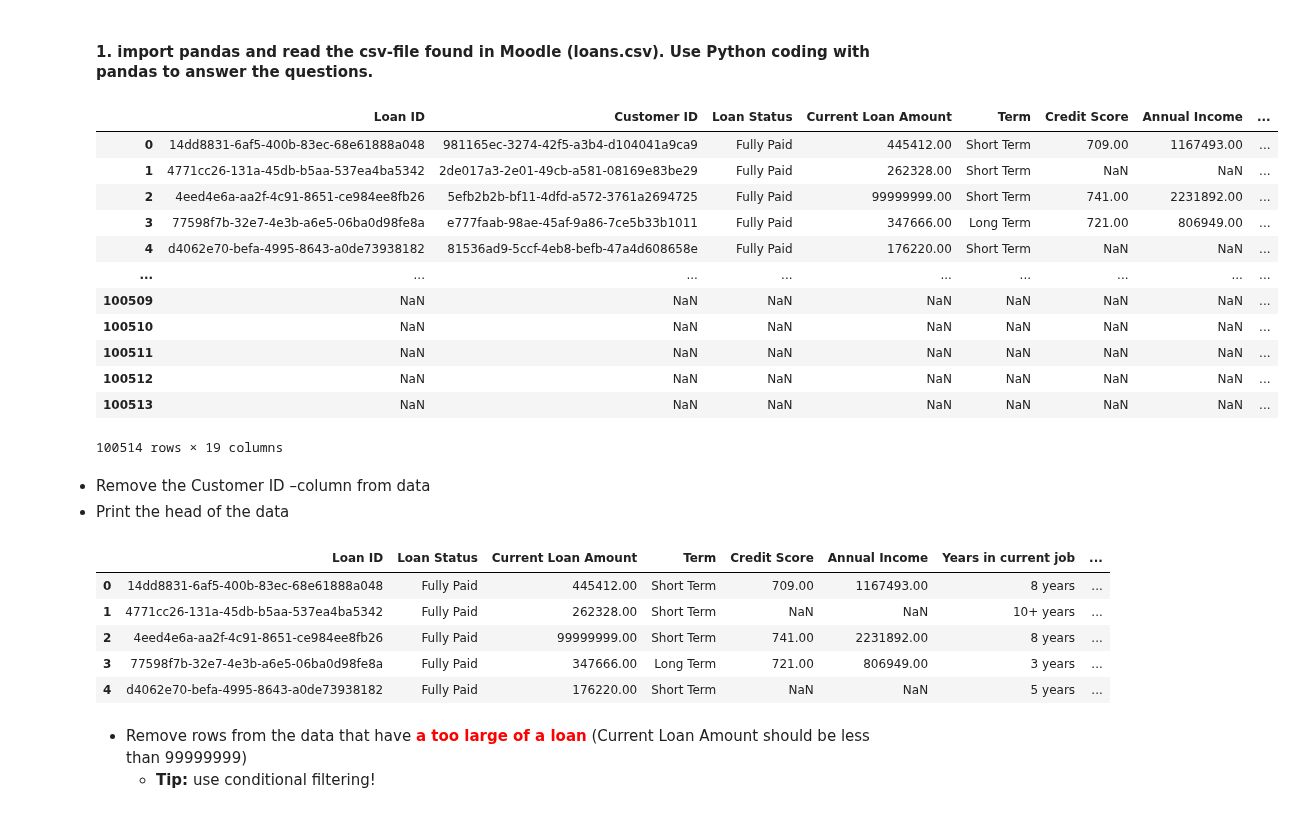
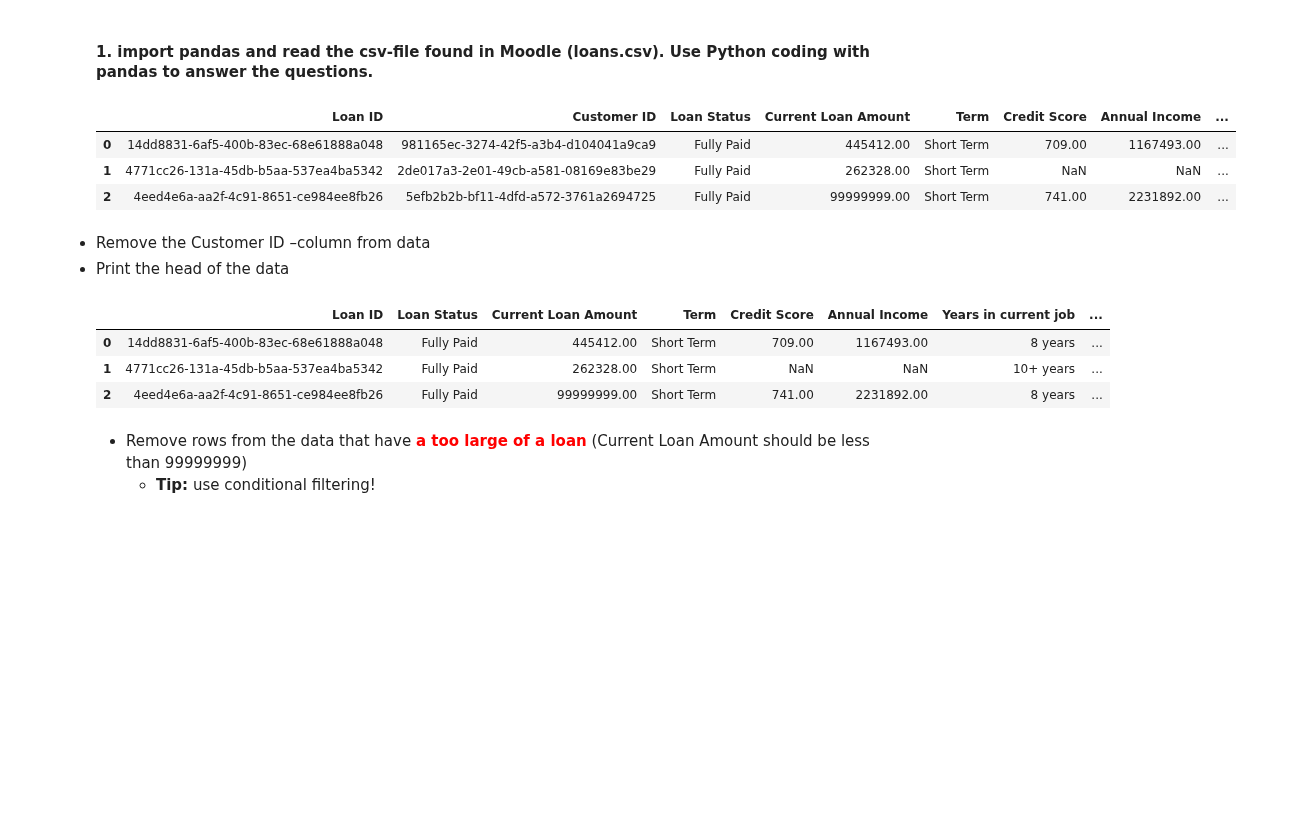
Before and after one commit to jehuhta/Intro_Data_Analytics_Huhta_Jeremy_Spring2025, a Jupyter notebook: Exercises_2_Pandas/DataAnalyticsExerciseSet2.ipynb, the cells around one changed output. Saved outputs shown, nothing was run; the diff lists cells and outputs as text; code cells hidden in the pictures; blank space fills up the shorter version.

```diff
--- a/Exercises_2_Pandas/DataAnalyticsExerciseSet2.ipynb
+++ b/Exercises_2_Pandas/DataAnalyticsExerciseSet2.ipynb
@@ -21,39 +21,29 @@ You can return all of these exercises in a single Jupyter Notebook, if you wish.
 # %% [markdown]
 <h4><b>1. import pandas and read the csv-file found in Moodle (loans.csv). Use Python coding with pandas to answer the questions.</b></h4>
 # %%
-# you can import numpy and pandas here
+# Importing Pandas.
 import pandas as pd
-# and also load the needed csv-file
+
+# Converting loans.CSV to a Pandas DF.
 df = pd.read_csv('loans.csv')
-df
+df.head(3)
 # %% [output]
 |  | Loan ID | Customer ID | Loan Status | Current Loan Amount | Term | Credit Score | Annual Income | ... |
 | 0 | 14dd8831-6af5-400b-83ec-68e61888a048 | 981165ec-3274-42f5-a3b4-d104041a9ca9 | Fully Paid | 445412.00 | Short Term | 709.00 | 1167493.00 | ... |
 | 1 | 4771cc26-131a-45db-b5aa-537ea4ba5342 | 2de017a3-2e01-49cb-a581-08169e83be29 | Fully Paid | 262328.00 | Short Term | NaN | NaN | ... |
 | 2 | 4eed4e6a-aa2f-4c91-8651-ce984ee8fb26 | 5efb2b2b-bf11-4dfd-a572-3761a2694725 | Fully Paid | 99999999.00 | Short Term | 741.00 | 2231892.00 | ... |
-| 3 | 77598f7b-32e7-4e3b-a6e5-06ba0d98fe8a | e777faab-98ae-45af-9a86-7ce5b33b1011 | Fully Paid | 347666.00 | Long Term | 721.00 | 806949.00 | ... |
-| 4 | d4062e70-befa-4995-8643-a0de73938182 | 81536ad9-5ccf-4eb8-befb-47a4d608658e | Fully Paid | 176220.00 | Short Term | NaN | NaN | ... |
-| ... | ... | ... | ... | ... | ... | ... | ... | ... |
-| 100509 | NaN | NaN | NaN | NaN | NaN | NaN | NaN | ... |
-| 100510 | NaN | NaN | NaN | NaN | NaN | NaN | NaN | ... |
-| 100511 | NaN | NaN | NaN | NaN | NaN | NaN | NaN | ... |
-| 100512 | NaN | NaN | NaN | NaN | NaN | NaN | NaN | ... |
-| 100513 | NaN | NaN | NaN | NaN | NaN | NaN | NaN | ... |
-100514 rows × 19 columns
 # %% [markdown]
 <li>Remove the Customer ID –column from data</li>
 <li>Print the head of the data</li>
 # %%
 # remove the column and print out the head of the DataFrame
 df = df.drop('Customer ID', axis=1)
-df.head()
+df.head(3)
 # %% [output]
 |  | Loan ID | Loan Status | Current Loan Amount | Term | Credit Score | Annual Income | Years in current job | ... |
 | 0 | 14dd8831-6af5-400b-83ec-68e61888a048 | Fully Paid | 445412.00 | Short Term | 709.00 | 1167493.00 | 8 years | ... |
 | 1 | 4771cc26-131a-45db-b5aa-537ea4ba5342 | Fully Paid | 262328.00 | Short Term | NaN | NaN | 10+ years | ... |
 | 2 | 4eed4e6a-aa2f-4c91-8651-ce984ee8fb26 | Fully Paid | 99999999.00 | Short Term | 741.00 | 2231892.00 | 8 years | ... |
-| 3 | 77598f7b-32e7-4e3b-a6e5-06ba0d98fe8a | Fully Paid | 347666.00 | Long Term | 721.00 | 806949.00 | 3 years | ... |
-| 4 | d4062e70-befa-4995-8643-a0de73938182 | Fully Paid | 176220.00 | Short Term | NaN | NaN | 5 years | ... |
 # %% [markdown]
 <ul>
     <li>Remove rows from the data that have <b style="color: red;">a too large of a loan</b> (Current Loan Amount should be less than 99999999)</li>
```
Also changed, not shown: parts of 12 cells of this notebook.
